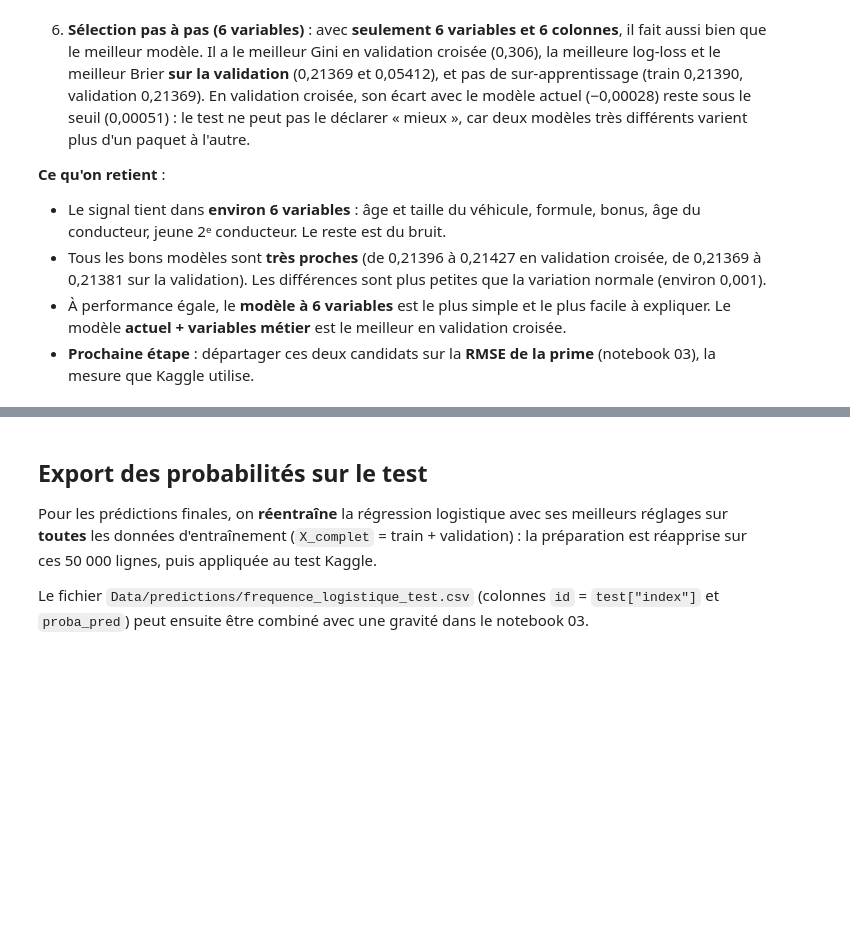
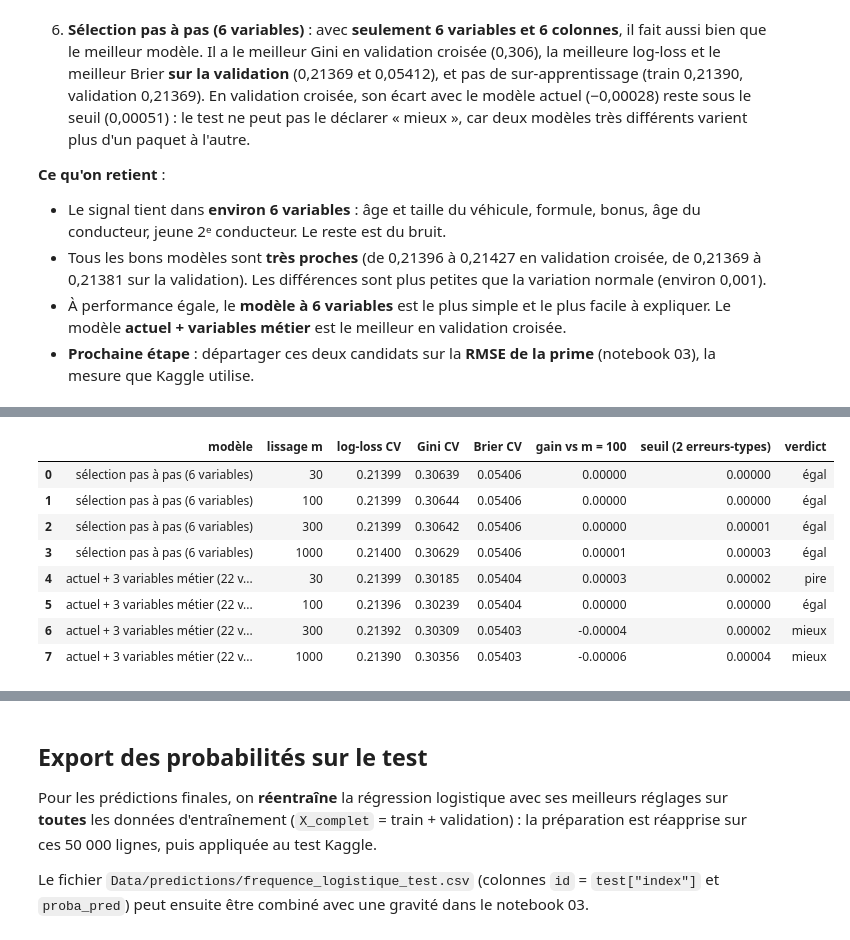
Before and after one commit to MaximilienCY/TD-Tarification-automobile-par-Machine-Learning, a Jupyter notebook: notebooks/01_frequence.ipynb, the cells around one changed output, grey strips where cells are left out. Cells and saved outputs as stored; diff of their text form; code cells hidden in the pictures; blank space fills up the shorter version.

```diff
--- a/notebooks/01_frequence.ipynb
+++ b/notebooks/01_frequence.ipynb
@@ -2633,0 +2736,32 @@ controle_final[[f"{m} ({j})" for m in ["log-loss", "Gini", "Brier"] for j in ["t
+# %%
+MODELES_LISSAGE = ["sélection pas à pas (6 variables)", "actuel + 3 variables métier (22 variables)"]
+lignes = []
+scores_lissage = {}
+for m in [30, 100, 300, 1000]:
+    plis_m = []
+    for pos_entr, pos_eval in positions_plis:
+        X_e, X_v = X_train.iloc[pos_entr], X_train.iloc[pos_eval]
+        A_m, B_m, options_m = construire_colonnes(X_e, y_train.iloc[pos_entr], X_v, lissage=m)
+        plis_m.append((A_m, y_train.iloc[pos_entr], B_m, y_train.iloc[pos_eval], options_m))
+    for nom in MODELES_LISSAGE:
+        C, penalite = meilleur_reglage[nom]
+        scores_lissage[(nom, m)] = scores_reglage(CANDIDATS[nom], C, penalite, plis_m)
+
+for nom in MODELES_LISSAGE:
+    for m in [30, 100, 300, 1000]:
+        essai = comparer(scores_lissage[(nom, m)], scores_lissage[(nom, 100)])
+        lignes.append({"modèle": nom, "lissage m": m, "log-loss CV": essai["log-loss CV"], "Gini CV": essai["Gini CV"],
+                       "Brier CV": essai["Brier CV"], "gain vs m = 100": essai["écart moyen vs référence"],
+                       "seuil (2 erreurs-types)": essai["seuil (2 erreurs-types)"], "verdict": essai["verdict"]})
+lissages = pd.DataFrame(lignes)
+lissages.round(5)
+# %% [output]
+|  | modèle | lissage m | log-loss CV | Gini CV | Brier CV | gain vs m = 100 | seuil (2 erreurs-types) | verdict |
+| 0 | sélection pas à pas (6 variables) | 30 | 0.21399 | 0.30639 | 0.05406 | 0.00000 | 0.00000 | égal |
+| 1 | sélection pas à pas (6 variables) | 100 | 0.21399 | 0.30644 | 0.05406 | 0.00000 | 0.00000 | égal |
+| 2 | sélection pas à pas (6 variables) | 300 | 0.21399 | 0.30642 | 0.05406 | 0.00000 | 0.00001 | égal |
+| 3 | sélection pas à pas (6 variables) | 1000 | 0.21400 | 0.30629 | 0.05406 | 0.00001 | 0.00003 | égal |
+| 4 | actuel + 3 variables métier (22 v... | 30 | 0.21399 | 0.30185 | 0.05404 | 0.00003 | 0.00002 | pire |
+| 5 | actuel + 3 variables métier (22 v... | 100 | 0.21396 | 0.30239 | 0.05404 | 0.00000 | 0.00000 | égal |
+| 6 | actuel + 3 variables métier (22 v... | 300 | 0.21392 | 0.30309 | 0.05403 | -0.00004 | 0.00002 | mieux |
+| 7 | actuel + 3 variables métier (22 v... | 1000 | 0.21390 | 0.30356 | 0.05403 | -0.00006 | 0.00004 | mieux |
```
Also changed, not shown: parts of 10 cells of this notebook, 1 other file.
